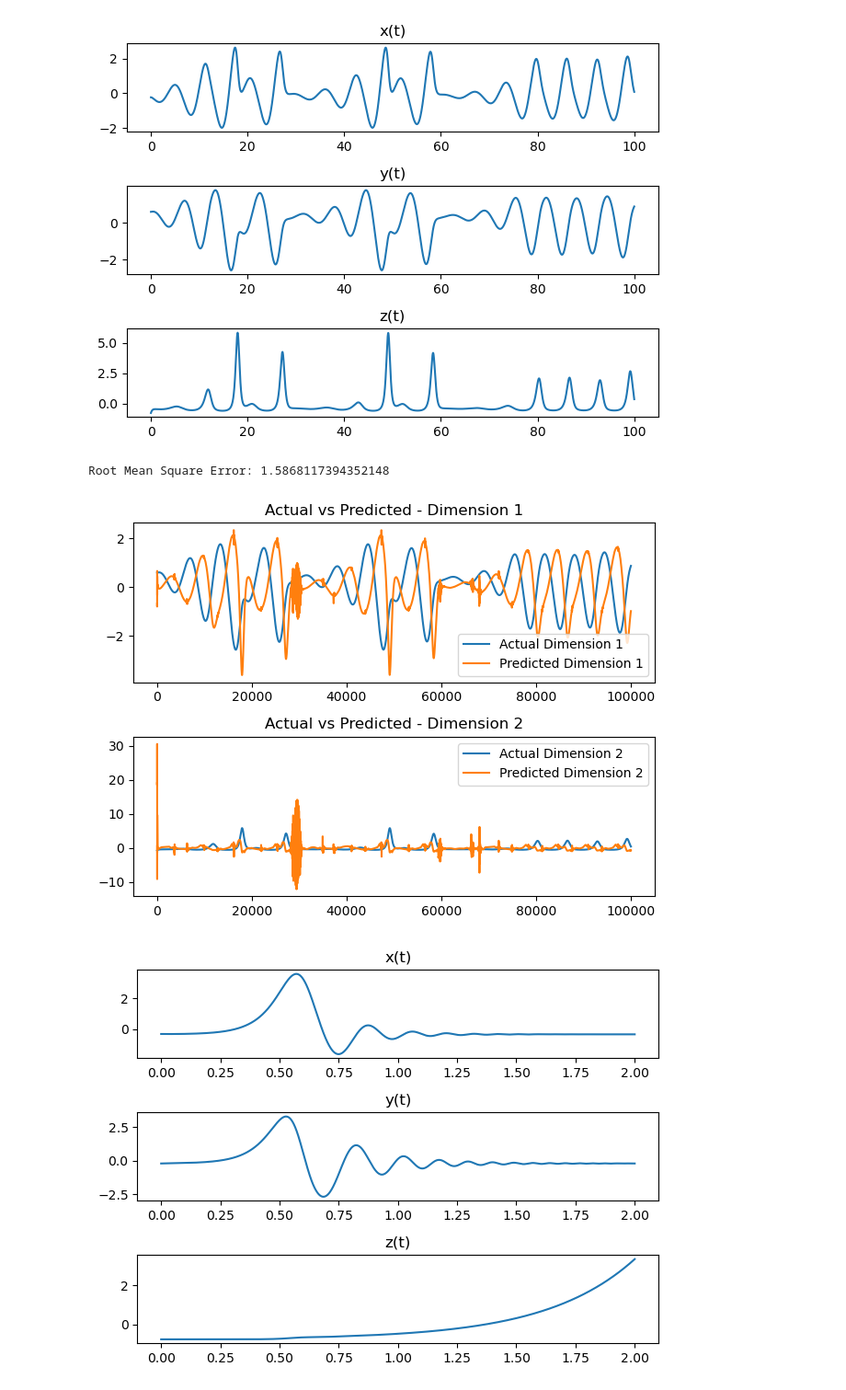
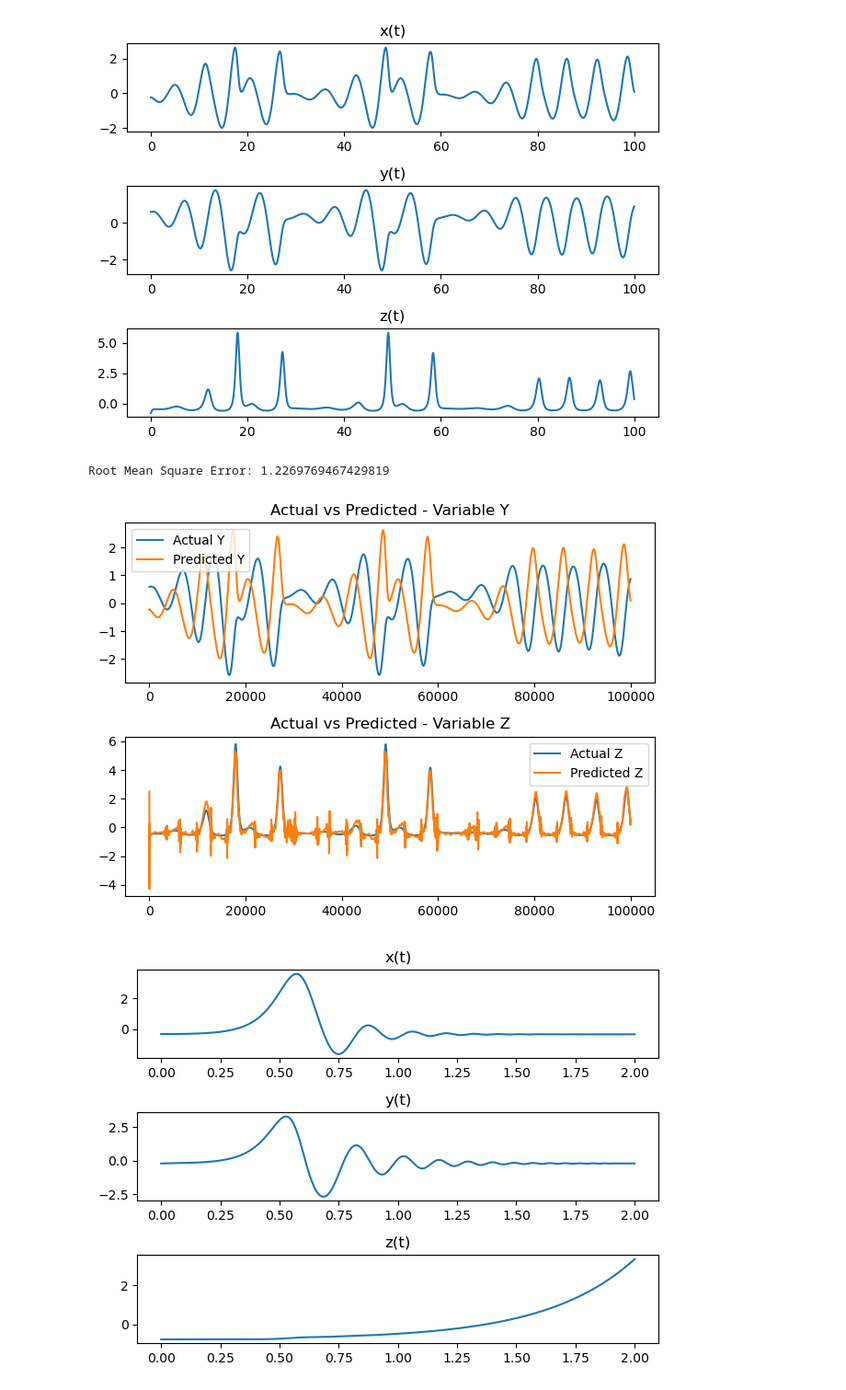
Before and after one commit to econnerty/CSCE-790-NN, a Jupyter notebook: hw1/problem7.ipynb, the cells around one changed output. Shown at 92% size. Drawn from its saved outputs; the diff is of its cells as text; code cells hidden in the pictures.

Commit message:
figures and code

```diff
--- a/hw1/problem7.ipynb
+++ b/hw1/problem7.ipynb
@@ -147,49 +147,49 @@ r_collect = np.zeros((T, N))
 Y_collect = np.zeros((T, P))
 
 for t in range(T):
-    u = X_train_1[t, :]
+    u = X_train_0[t, :]
     r = (1 - a) * r + a * np.tanh(np.dot(A, r) + np.dot(Win, u) + n)
     r_collect[t, :] = r
     Y_collect[t, :] = Y_train_1[t, 0, :]  # Assuming you're using the first time step as label
 
 
 # Assuming r_collect and Y_collect store the reservoir states and true labels over time for training
 model = LinearRegression().fit(r_collect, Y_collect)
 Wout = model.coef_
 
 predicted_output = predict(A, Win, Wout, X_train_0)
 
 predicted_output = zscore(predicted_output, axis=0)  # Normalize the predicted output
 
 # Calculate RMSE
-error = rmse(Y_train_1[:, 0, :], predicted_output)
+error = rmse(Y_train_0[:, 0, :], predicted_output)
 print(f'Root Mean Square Error: {error}')
 
 # Assuming both dimensions of labels
 actual_dim1 = Y_train_0[:, 0, 0]
 actual_dim2 = Y_train_0[:, 0, 1]
 predicted_dim1 = predicted_output[:, 0]
 predicted_dim2 = predicted_output[:, 1]
 
 plt.figure()
 
 plt.subplot(2, 1, 1)
-plt.plot(actual_dim1, label='Actual Dimension 1')
-plt.plot(predicted_dim1, label='Predicted Dimension 1')
+plt.plot(actual_dim1, label='Actual Y')
+plt.plot(predicted_dim1, label='Predicted Y')
 plt.legend()
-plt.title('Actual vs Predicted - Dimension 1')
+plt.title('Actual vs Predicted - Variable Y')
 
 plt.subplot(2, 1, 2)
-plt.plot(actual_dim2, label='Actual Dimension 2')
-plt.plot(predicted_dim2, label='Predicted Dimension 2')
+plt.plot(actual_dim2, label='Actual Z')
+plt.plot(predicted_dim2, label='Predicted Z')
 plt.legend()
-plt.title('Actual vs Predicted - Dimension 2')
+plt.title('Actual vs Predicted - Variable Z')
 
 plt.tight_layout()
 plt.show()
 # %% [output]
-Root Mean Square Error: 1.5868117394352148
+Root Mean Square Error: 1.2269769467429819
-[figure, old version]
+[figure, new version]
 # %%
 import numpy as np
 import matplotlib.pyplot as plt
```
Also changed, not shown: parts of 1 cell of this notebook, 2 other files.
